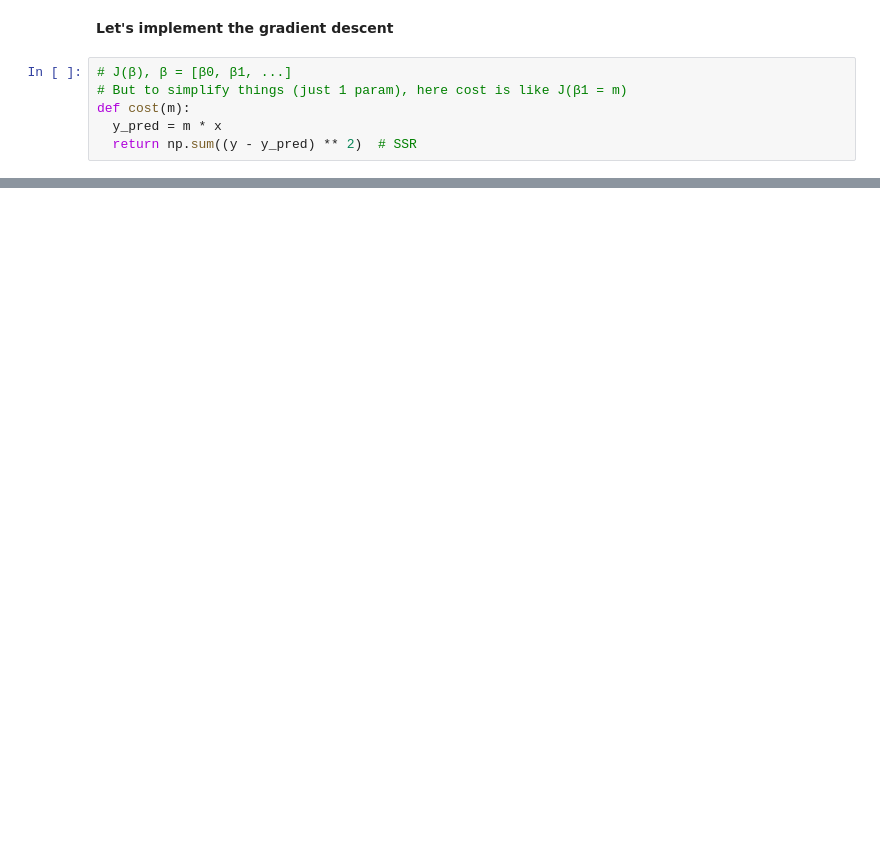
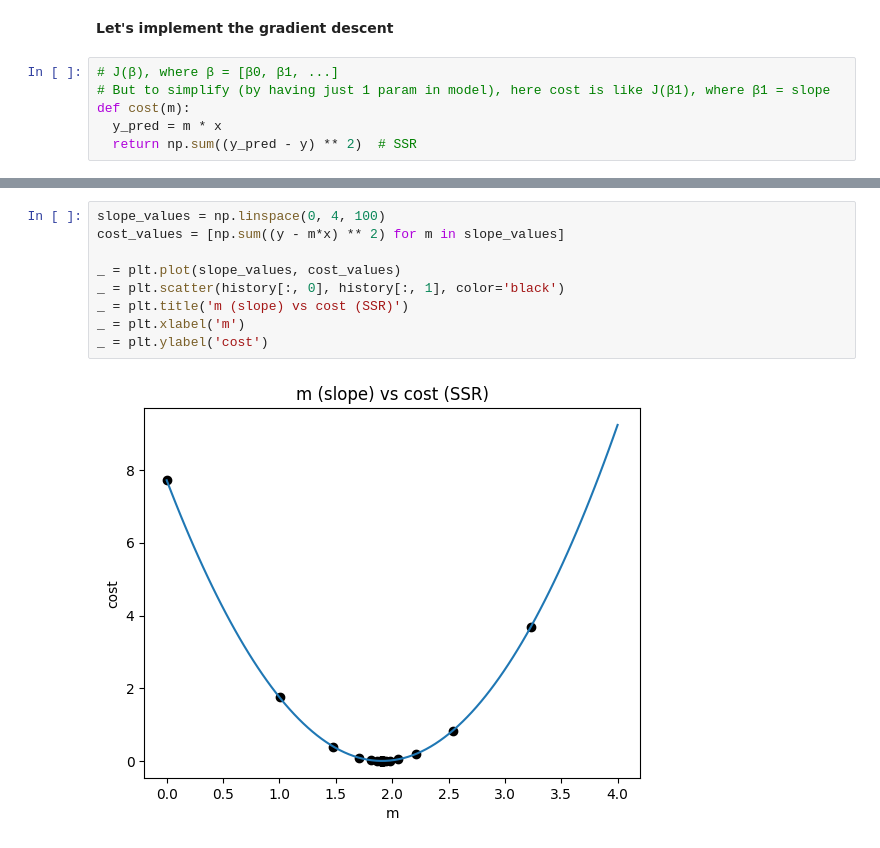
Before and after one commit to k26rahul/dl-and-genai, a Jupyter notebook: week-1/gradient-descent.ipynb, the cells around one changed output, grey strips where cells are left out. Cells and saved outputs as stored; diff of their text form; blank space fills up the shorter version.

```diff
--- a/week-1/gradient-descent.ipynb
+++ b/week-1/gradient-descent.ipynb
@@ -183,9 +183,9 @@ _ = plt.title('m vs cost')
 # %% [markdown]
 **Let's implement the gradient descent**
 # %%
-# J(β), β = [β0, β1, ...]
-# But to simplify things (just 1 param), here cost is like J(β1 = m)
+# J(β), where β = [β0, β1, ...]
+# But to simplify (by having just 1 param in model), here cost is like J(β1), where β1 = slope
 def cost(m):
   y_pred = m * x
-  return np.sum((y - y_pred) ** 2)  # SSR
+  return np.sum((y_pred - y) ** 2)  # SSR
 # %%
@@ -221,0 +211,11 @@ new cost = 0.0079
+# %%
+slope_values = np.linspace(0, 4, 100)
+cost_values = [np.sum((y - m*x) ** 2) for m in slope_values]
+
+_ = plt.plot(slope_values, cost_values)
+_ = plt.scatter(history[:, 0], history[:, 1], color='black')
+_ = plt.title('m (slope) vs cost (SSR)')
+_ = plt.xlabel('m')
+_ = plt.ylabel('cost')
+# %% [output]
+[figure, added]
```
Also changed, not shown: parts of 7 cells of this notebook.
